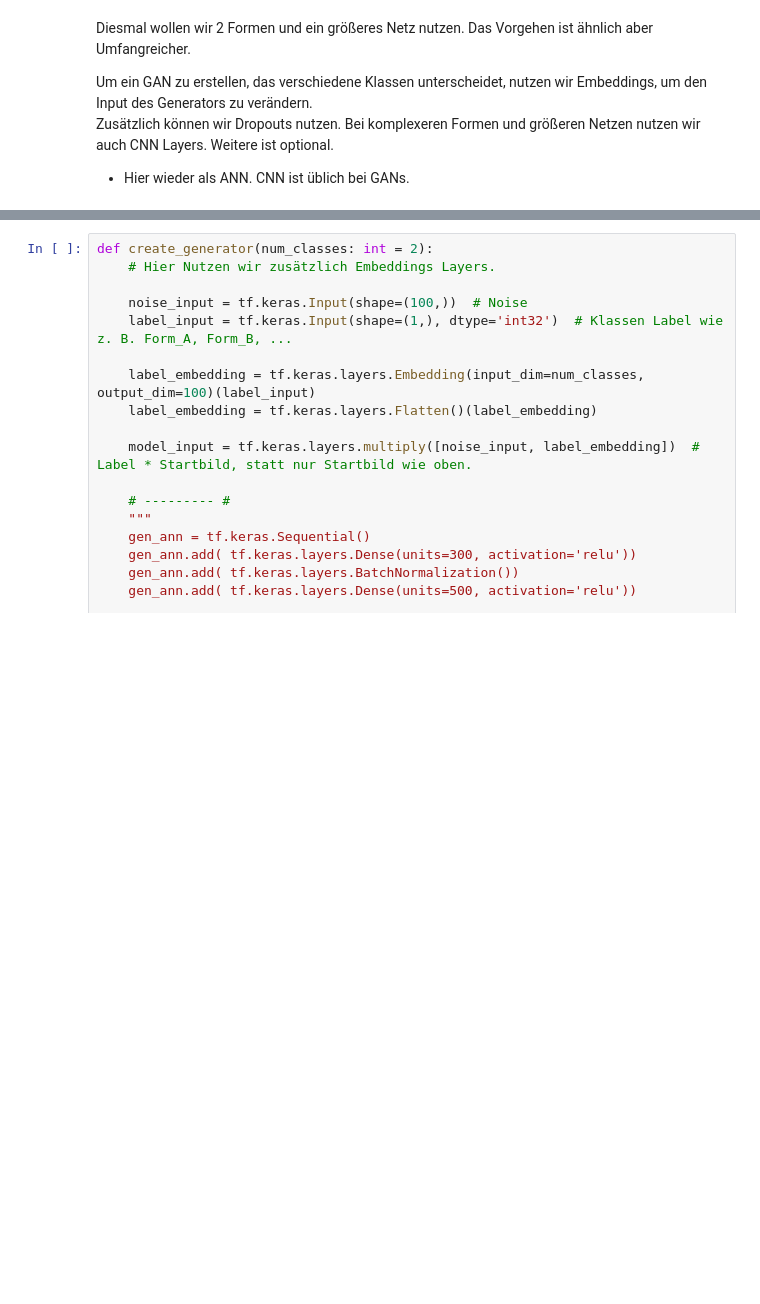
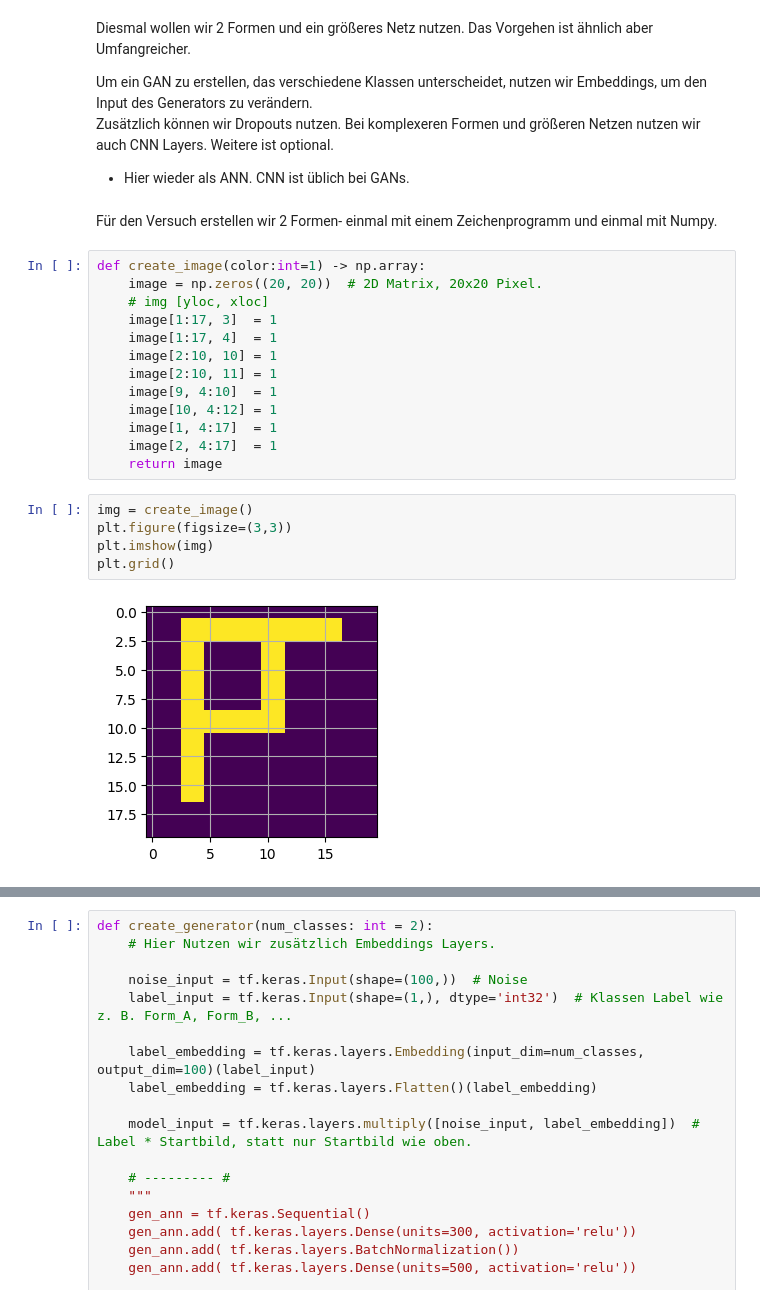
Before and after one commit to as8345s/GenAI_LangChain_Content, a Jupyter notebook: GAN/1_Introduce-GAN.ipynb, the cells around one changed output, grey strips where cells are left out. Cells and saved outputs as stored; diff of their text form; blank space fills up the shorter version.

```diff
--- a/GAN/1_Introduce-GAN.ipynb
+++ b/GAN/1_Introduce-GAN.ipynb
@@ -450,3 +451,25 @@ Diesmal wollen wir 2 Formen und ein größeres Netz nutzen. Das Vorgehen ist äh
 Um ein GAN zu erstellen, das verschiedene Klassen unterscheidet, nutzen wir Embeddings, um den Input des Generators zu verändern.<br>
 Zusätzlich können wir Dropouts nutzen. Bei komplexeren Formen und größeren Netzen nutzen wir auch CNN Layers. Weitere ist optional.
 - Hier wieder als ANN. CNN ist üblich bei GANs.
+# %% [markdown]
+Für den Versuch erstellen wir 2 Formen- einmal mit einem Zeichenprogramm und einmal mit Numpy.
+# %%
+def create_image(color:int=1) -> np.array:
+    image = np.zeros((20, 20))  # 2D Matrix, 20x20 Pixel.
+    # img [yloc, xloc]
+    image[1:17, 3]  = 1
+    image[1:17, 4]  = 1
+    image[2:10, 10] = 1
+    image[2:10, 11] = 1
+    image[9, 4:10]  = 1
+    image[10, 4:12] = 1
+    image[1, 4:17]  = 1
+    image[2, 4:17]  = 1
+    return image
+# %%
+img = create_image()
+plt.figure(figsize=(3,3))
+plt.imshow(img)
+plt.grid()
+# %% [output]
+[figure, added]
```
Also changed, not shown: parts of 12 cells of this notebook, 1 other file.
